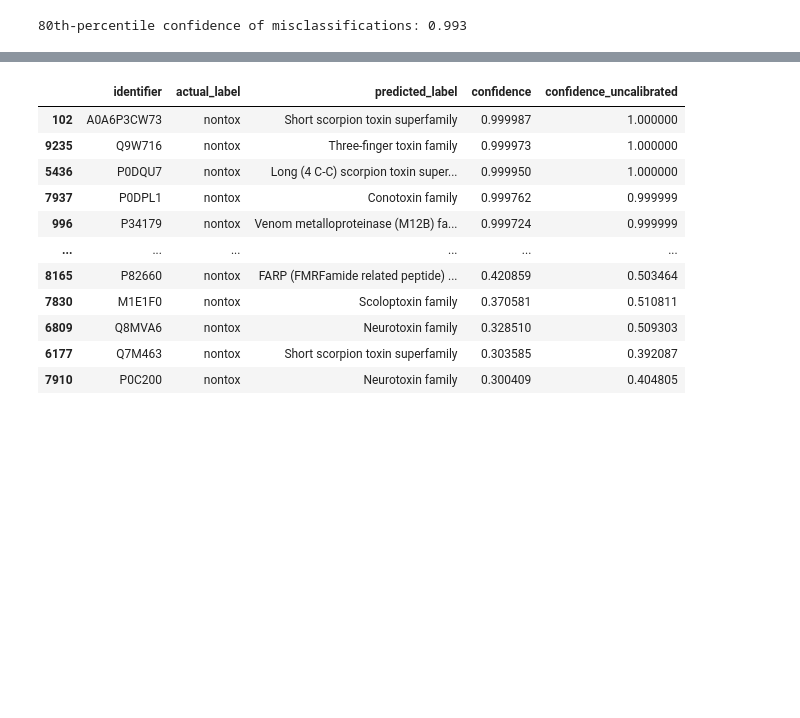
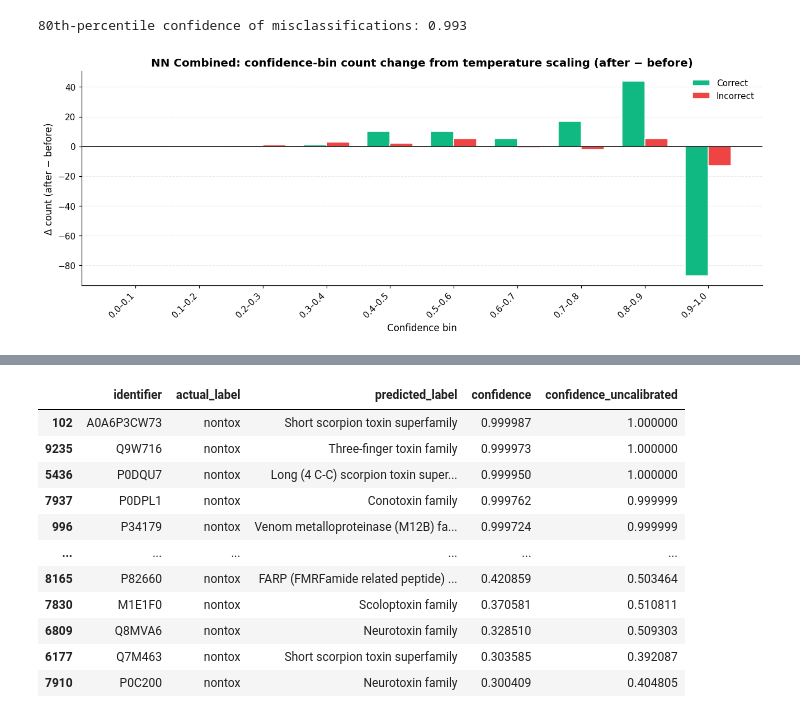
Before and after one commit to Sisistern123/ToxFam, a Jupyter notebook: analysis/eval_exploration.ipynb, the cells around one changed output, grey strips where cells are left out. Saved outputs shown, nothing was run; the diff lists cells and outputs as text; code cells hidden in the pictures; blank space fills up the shorter version.

```diff
--- a/analysis/eval_exploration.ipynb
+++ b/analysis/eval_exploration.ipynb
@@ -300,3 +300,68 @@ print(f"80th-percentile confidence of misclassifications: {nn_wrong_conf.quantil
 # %% [output]
 [figure]
 80th-percentile confidence of misclassifications: 0.993
+# %%
+# Delta view: how temperature scaling moves predictions between confidence bins.
+# Same 0.1-wide bins as plot_confidence_bins; bars show after - before counts,
+# split by correct vs incorrect. Positive = scaling shifted predictions into
+# this bin, negative = out of it.
+if "confidence_uncalibrated" in model_test.columns:
+    bin_edges = np.linspace(0.0, 1.0, 11)
+    bin_labels = [f"{lo:.1f}–{hi:.1f}" for lo, hi in zip(bin_edges[:-1], bin_edges[1:])]
+
+    def _bin_counts(confidences, correct):
+        conf = np.asarray(confidences)
+        correct_counts, incorrect_counts = [], []
+        for i, (lo, hi) in enumerate(zip(bin_edges[:-1], bin_edges[1:])):
+            if i == len(bin_edges) - 2:
+                mask = (conf >= lo) & (conf <= hi)
+            else:
+                mask = (conf >= lo) & (conf < hi)
+            correct_counts.append(int(correct[mask].sum()))
+            incorrect_counts.append(int((~correct)[mask].sum()))
+        return np.array(correct_counts), np.array(incorrect_counts)
+
+    correct_np = nn_correct.to_numpy()
+    before_correct, before_incorrect = _bin_counts(
+        model_test["confidence_uncalibrated"], correct_np
+    )
+    after_correct, after_incorrect = _bin_counts(model_test["confidence"], correct_np)
+
+    delta_correct = after_correct - before_correct
+    delta_incorrect = after_incorrect - before_incorrect
+
+    x = np.arange(len(bin_labels))
+    bar_w = 0.36
+
+    fig, ax = plt.subplots(figsize=(12, 4.8))
+    ax.bar(
+        x - bar_w / 2,
+        delta_correct,
+        bar_w,
+        label="Correct",
+        color=CORRECT_COLOR,
+        edgecolor="white",
+    )
+    ax.bar(
+        x + bar_w / 2,
+        delta_incorrect,
+        bar_w,
+        label="Incorrect",
+        color=INCORRECT_COLOR,
+        edgecolor="white",
+    )
+    ax.axhline(0, color="black", linewidth=1)
+    ax.set_xticks(x)
+    ax.set_xticklabels(bin_labels, rotation=45, ha="right")
+    ax.set_title("NN Combined: confidence-bin count change from temperature scaling (after − before)")
+    ax.set_xlabel("Confidence bin")
+    ax.set_ylabel("Δ count (after − before)")
+    ax.grid(axis="x", visible=False)
+    ax.legend()
+    plt.tight_layout()
+    save_plot(fig, "test_set_nn_correct_vs_incorrect_confidence_bins_delta.png")
+    plt.show()
+else:
+    print("confidence_uncalibrated not available — re-run eval to produce the delta plot.")
+# %% [output]
+[figure, added]
```
Also changed, not shown: parts of 1 cell of this notebook, 2 other files.
